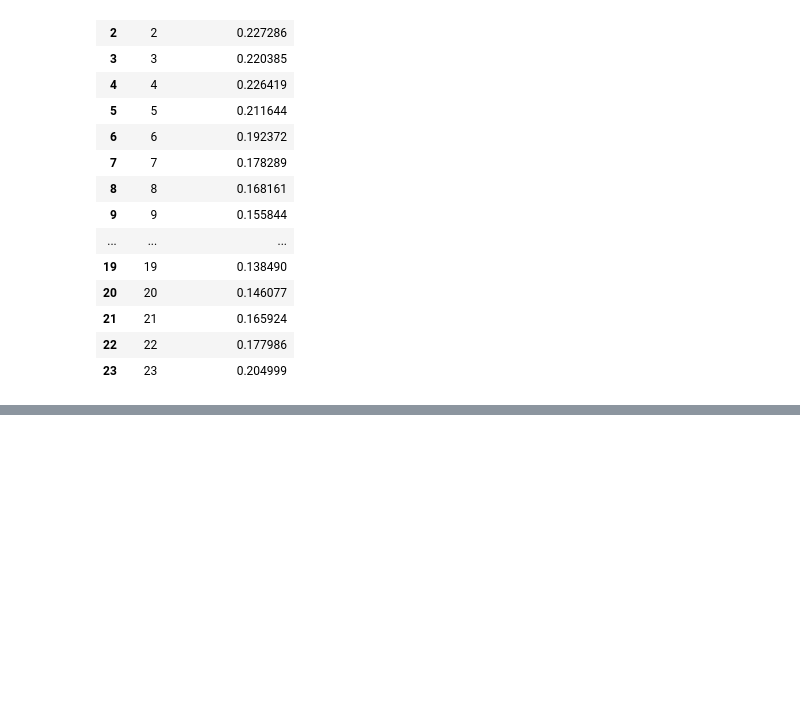
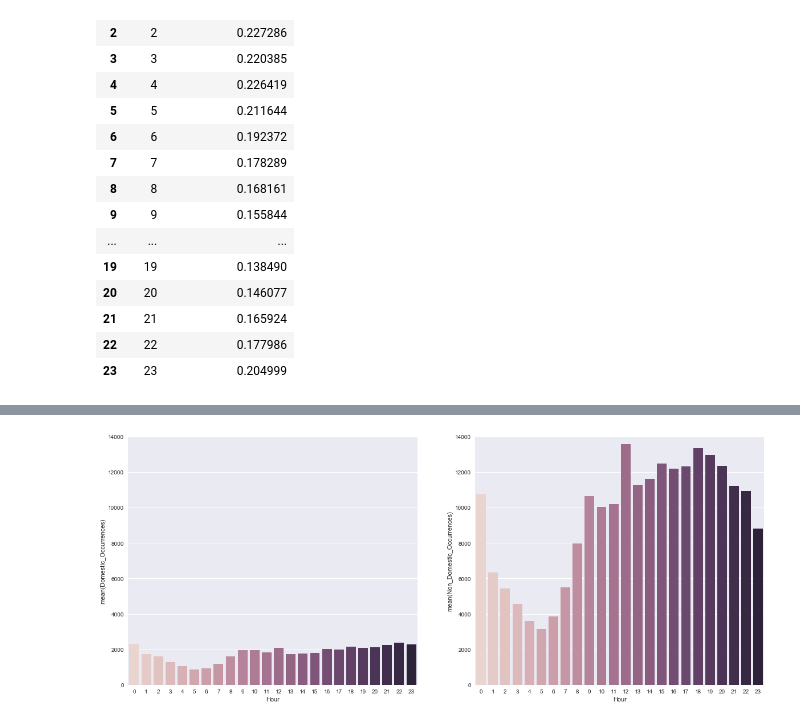
Before and after one commit to if1015-datascience-ufpe/2017-2-projeto-ajgan-rlsma-rcrs3, a Jupyter notebook: Project.ipynb, the cells around one changed output, grey strips where cells are left out. Cells and saved outputs as stored; diff of their text form; code cells hidden in the pictures; blank space fills up the shorter version.

```diff
--- a/Project.ipynb
+++ b/Project.ipynb
@@ -357,0 +397,9 @@ print(location.raw)
+# %%
+hours_list_not_domestic = []
+occurrences_list_not_domestic = []
+for i in range(len(crimes_domestic_hour)):
+    if crimes_domestic_hour['Domestic'][i] == 0:
+        hours_list_not_domestic.append(crimes_domestic_hour['Hour'][i])
+        occurrences_list_not_domestic.append(crimes_domestic_hour['Occurrences'][i])
+occurrences_not_domestic_hour = pd.DataFrame(list(zip(hours_list_not_domestic, occurrences_list_not_domestic)), columns = ['Hour', 'Non_Domestic_Occurrences'])
+occurrences_not_domestic_hour
@@ -357,0 +424,9 @@ print(location.raw)
+# %%
+fig, axes = plt.subplots(1,2,figsize=(20,8))
+sns.barplot(x = occurrences_domestic_hour['Hour'], y = occurrences_domestic_hour['Domestic_Occurrences'], palette = sns.cubehelix_palette(24), ax=axes[0])
+sns.barplot(x = occurrences_not_domestic_hour['Hour'], y = occurrences_not_domestic_hour['Non_Domestic_Occurrences'], palette = sns.cubehelix_palette(24), ax=axes[1])
+axes[0].set(ylim=(0, 14000))
+axes[1].set(ylim=(0, 14000))
+plt.show(fig)
+# %% [output]
+[figure, added]
```
Also changed, not shown: parts of 33 cells of this notebook.
